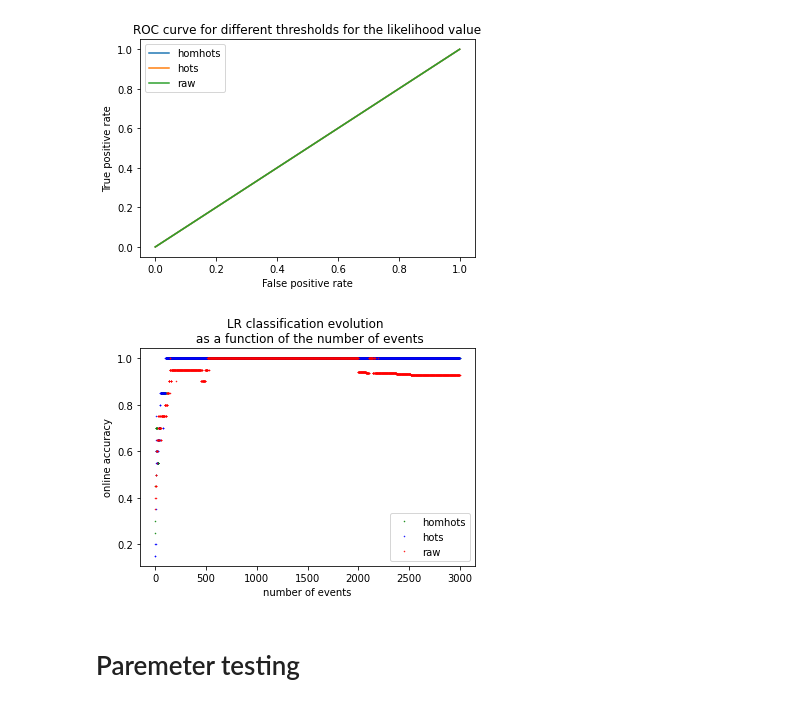
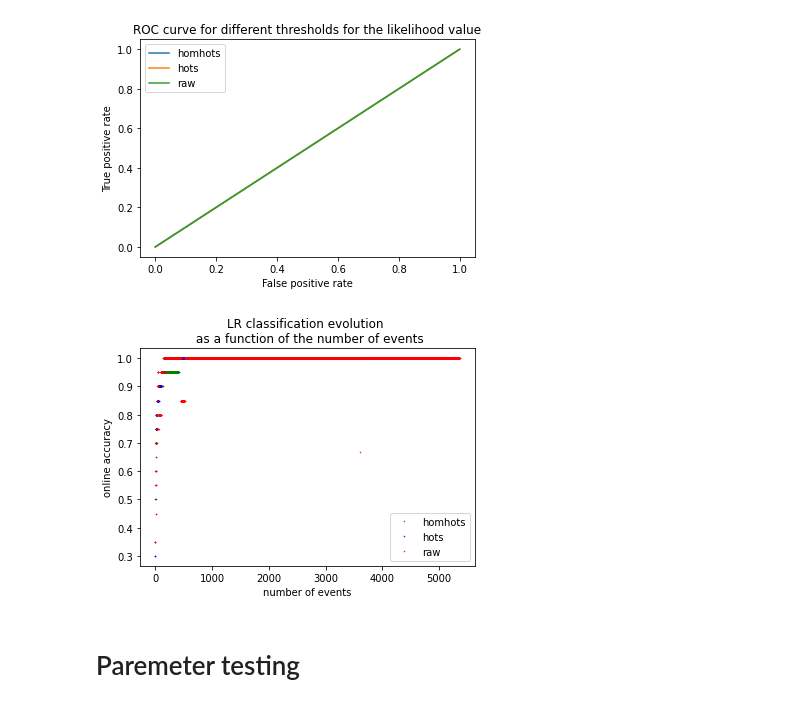
Before and after one commit to SpikeAI/HOTS, a Jupyter notebook: notebooks/RESULTS_02_PokerDVS.ipynb, the cells around one changed output. Drawn from its saved outputs; the diff is of its cells as text; code cells hidden in the pictures.

```diff
--- a/notebooks/RESULTS_02_PokerDVS.ipynb
+++ b/notebooks/RESULTS_02_PokerDVS.ipynb
@@ -242,11 +242,11 @@ for namnum, name in enumerate(namelist):
             likelihood, true_target = pickle.load(file)
     else:
         print(f'LR fit for {name}...')
-        model, loss  = fit_data(name,timestr,record_path,filt,tau,R,nbclust,sigma,homeinv,jitter,dataset,nb_train,ds_ev, learning_rate, num_epochs,betas, tau_cla=tau_cla,jitonic=jitonic,subset_size=nb_train,num_workers=num_workers,verbose=False)
+        model, loss  = fit_data(name,timestr,record_path,filt,tau,R,nbclust,sigma,homeinv,jitter,dataset,nb_train,ds_ev, learning_rate, num_epochs,betas, tau_cla=tau_cla,jitonic=jitonic,subset_size=None,num_workers=num_workers,verbose=False)
         print(f'prediction for {name}...')
-        likelihood, true_target = predict_data(model,name,timestr,record_path,filt,tau,R,nbclust,sigma, homeinv,jitter,dataset,nb_test,ds_ev, tau_cla,jitonic=jitonic,subset_size=nb_test,num_workers=num_workers, verbose=False)
+        likelihood, true_target, time_scale = predict_data(model,name,timestr,record_path,filt,tau,R,nbclust,sigma, homeinv,jitter,dataset,nb_test,ds_ev, tau_cla,jitonic=jitonic,subset_size=None,num_workers=num_workers, verbose=False)
         with open(f_name, 'wb') as file:
-            pickle.dump([likelihood, true_target], file, pickle.HIGHEST_PROTOCOL)
+            pickle.dump([likelihood, true_target, time_scale], file, pickle.HIGHEST_PROTOCOL)
 
     thresnum = 0
     for thres in [None]:#np.arange(0,1,step):
@@ -297,22 +297,22 @@ def fitting(x, a, b):
 # %%
 thres = None
 color = ['g', 'b', 'r', 'k']
 fig_onl, ax_onl = plt.subplots()
 for namnum, name in enumerate(namelist):
     f_name = f'{record_path}{timestr}_LR_results_{name}_{nbclust}_{nb_train}_{nb_test}_{ds_ev}.pkl'
     with open(f_name, 'rb') as file:
         likelihood, true_target = pickle.load(file)
     meanac, onlinac, lastac, truepos, falsepos = classification_results(likelihood, true_target, thres, nb_test)
     #pars, cov = curve_fit(f=fitting, xdata=np.arange(len(onlinac)), ydata=onlinac, p0=[1,1], bounds=(-np.inf, np.inf))
     #fit = fitting(np.arange(len(onlinac)), *pars)
-    ax_onl.plot(onlinac[:3000], '.', ms=1, color=color[namnum], label = namelist[namnum]);
+    ax_onl.plot(onlinac[:10000], '.', ms=1, color=color[namnum], label = namelist[namnum]);
     #ax_onl.plot(fit[:3000], linestyle='-', color=color[namnum], linewidth=1);
 ax_onl.set_xlabel('number of events');
 ax_onl.set_ylabel('online accuracy');
 ax_onl.set_title('LR classification evolution \n as a function of the number of events');
 ax_onl.legend();
 # %% [output]
-[figure, old version]
+[figure, new version]
 # %% [markdown]
 # Paremeter testing
 # %%
```
Also changed, not shown: parts of 2 cells of this notebook, 1 other file.
